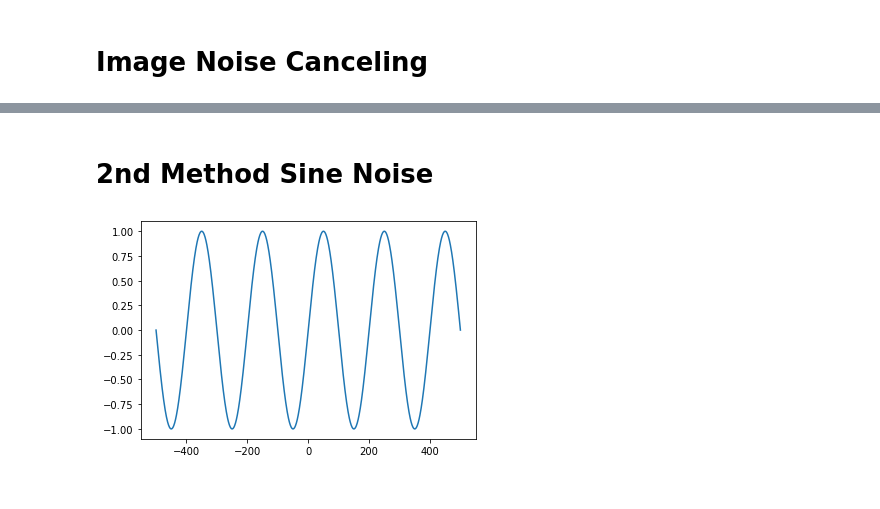
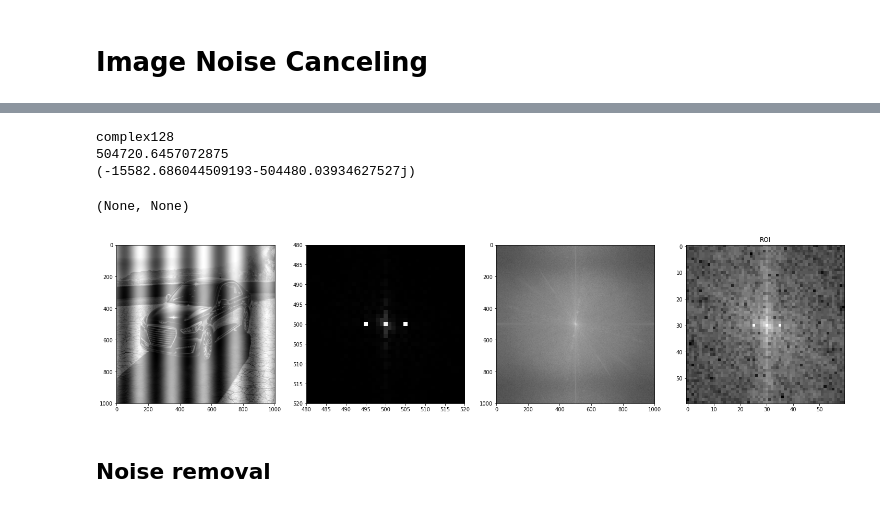
Before and after one commit to mckang6113875/AP_Test_OPEN, a Jupyter notebook: Image_Noise_Canceling_edit1.ipynb, the cells around one changed output, grey strips where cells are left out. Drawn from its saved outputs; the diff is of its cells as text; code cells hidden in the pictures.

```diff
--- a/Image_Noise_Canceling_edit1.ipynb
+++ b/Image_Noise_Canceling_edit1.ipynb
@@ -335,13 +108,35 @@ MButterworthNR
+# %%
+fig = plt.figure(figsize=(25, 10))
+plt.set_cmap("gray")
+plt.subplot(141)
+plt.imshow(noised)
+
+##############################################
+ft3 = np.fft.fft2(noised)
+ft3 = np.fft.fftshift(ft3)
+magnitude_spectrum3 = 20*np.log(np.abs(ft3)+0.001)
+##############################################
+
+plt.subplot(142)
+plt.imshow(abs(ft3))
+plt.xlim([480, 520])
+plt.ylim([520, 480])
+
+plt.subplot(143)
+plt.imshow(magnitude_spectrum3)
+
+ROI3 = magnitude_spectrum3[470:530, 470:530]
+plt.subplot(144)
+plt.imshow(ROI3, cmap='gray')
+plt.title('ROI')
+
+print(ft3.dtype)
+print(abs(ft3[500, 495])), print((ft3[500, 495]))
+# %% [output]
+complex128
+504720.6457072875
+(-15582.686044509193-504480.03934627527j)
+(None, None)
+[figure, added]
 # %% [markdown]
-# 2nd Method Sine Noise
+## Noise removal
-# %%
-# gratings.py
-import numpy as np
-import matplotlib.pyplot as plt
-x = np.arange(-500, 501, 1)
-wavelength = 200
-y = np.sin(2 * np.pi * x / wavelength)
-plt.plot(x, y)
-plt.show()
-# %% [output]
-[figure, removed]
```
Also changed, not shown: parts of 18 cells of this notebook.
